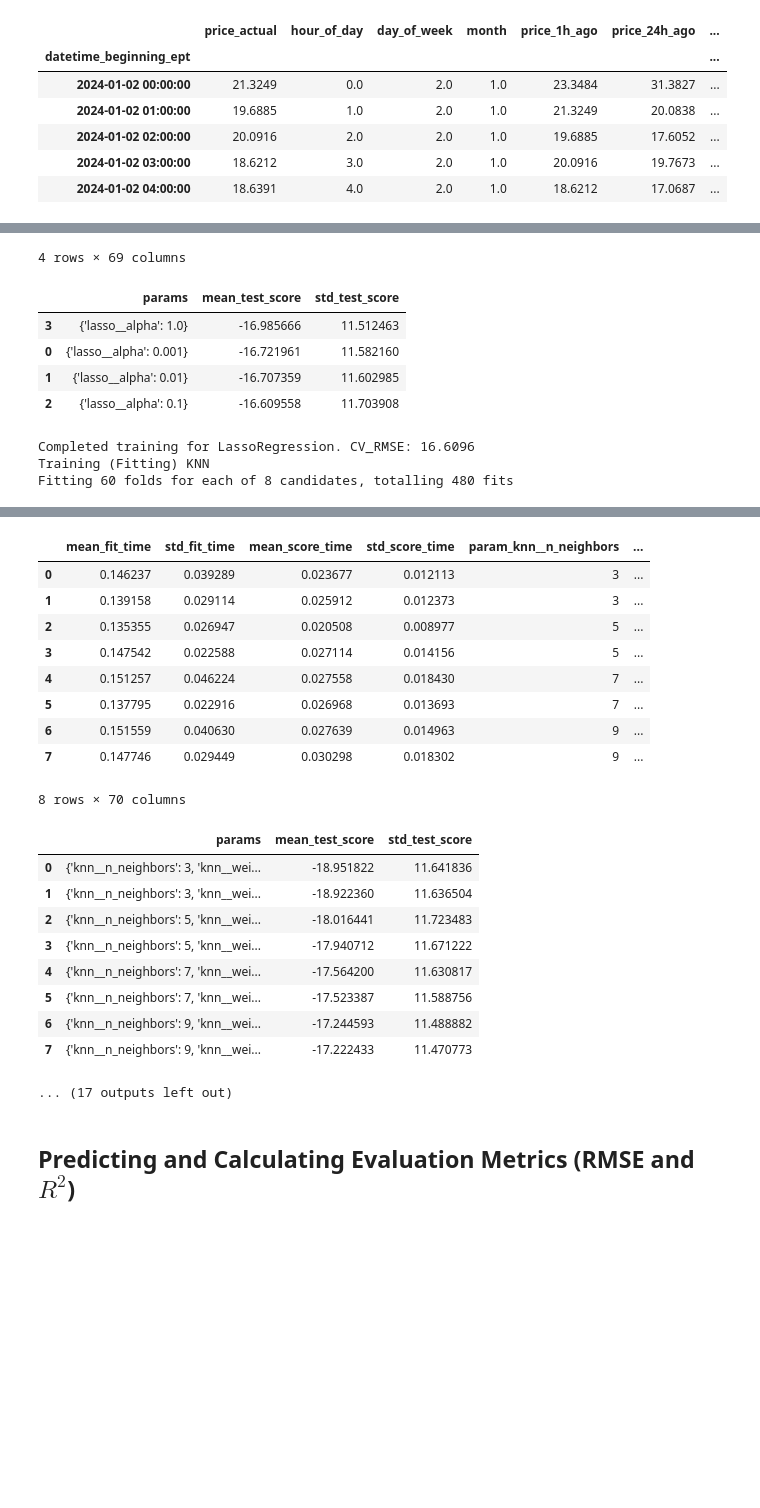
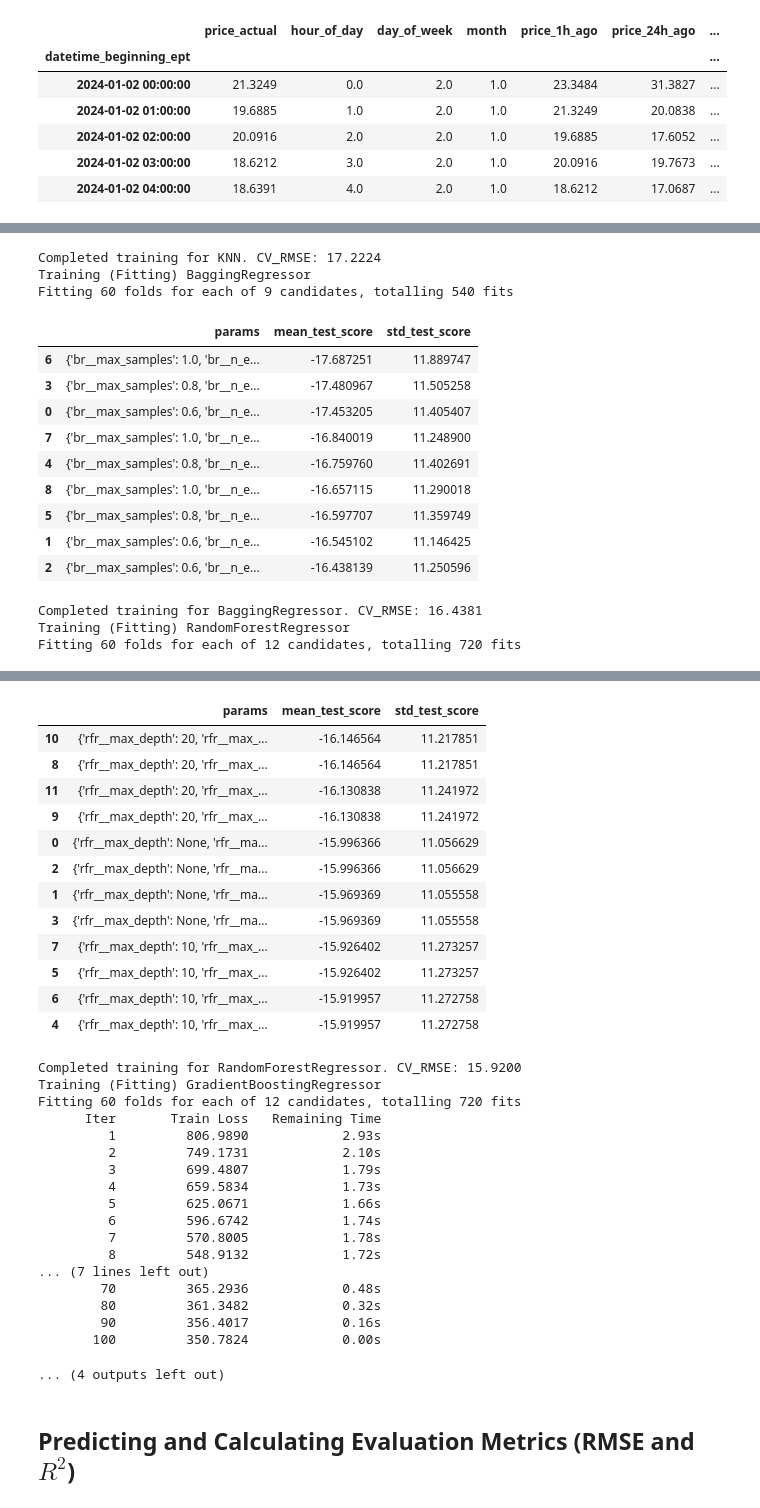
Before and after one commit to GFFB0314/PJM-Energy-Price-Forecasting, a Jupyter notebook: notebooks/03_modeling.ipynb, the cells around one changed output, grey strips where cells are left out. Drawn from its saved outputs; the diff is of its cells as text; code cells hidden in the pictures; blank space fills up the shorter version.

```diff
--- a/notebooks/03_modeling.ipynb
+++ b/notebooks/03_modeling.ipynb
@@ -354,7 +333,7 @@ for name, pipeline in pipelines.items():
 
         # Saving the CV results for analysis
         cv_results = pd.DataFrame(model.cv_results_)
-        display(cv_results.sort_values("mean_test_score"))
+        # display(cv_results.sort_values("mean_test_score"))
         display(cv_results[["params","mean_test_score","std_test_score"]].sort_values("mean_test_score"))
 
 
@@ -426,9 +411,16 @@ Fitting 60 folds for each of 4 candidates, totalling 240 fits
-4 rows × 69 columns
+Completed training for KNN. CV_RMSE: 17.2224
+Training (Fitting) BaggingRegressor
+Fitting 60 folds for each of 9 candidates, totalling 540 fits
 |  | params | mean_test_score | std_test_score |
-| 3 | {'lasso__alpha': 1.0} | -16.985666 | 11.512463 |
-| 0 | {'lasso__alpha': 0.001} | -16.721961 | 11.582160 |
-| 1 | {'lasso__alpha': 0.01} | -16.707359 | 11.602985 |
-| 2 | {'lasso__alpha': 0.1} | -16.609558 | 11.703908 |
+| 6 | {'br__max_samples': 1.0, 'br__n_e... | -17.687251 | 11.889747 |
+| 3 | {'br__max_samples': 0.8, 'br__n_e... | -17.480967 | 11.505258 |
+| 0 | {'br__max_samples': 0.6, 'br__n_e... | -17.453205 | 11.405407 |
+| 7 | {'br__max_samples': 1.0, 'br__n_e... | -16.840019 | 11.248900 |
+| 4 | {'br__max_samples': 0.8, 'br__n_e... | -16.759760 | 11.402691 |
+| 8 | {'br__max_samples': 1.0, 'br__n_e... | -16.657115 | 11.290018 |
+| 5 | {'br__max_samples': 0.8, 'br__n_e... | -16.597707 | 11.359749 |
+| 1 | {'br__max_samples': 0.6, 'br__n_e... | -16.545102 | 11.146425 |
+| 2 | {'br__max_samples': 0.6, 'br__n_e... | -16.438139 | 11.250596 |
-Completed training for LassoRegression. CV_RMSE: 16.6096
-Training (Fitting) KNN
-Fitting 60 folds for each of 8 candidates, totalling 480 fits
+Completed training for BaggingRegressor. CV_RMSE: 16.4381
+Training (Fitting) RandomForestRegressor
+Fitting 60 folds for each of 12 candidates, totalling 720 fits
@@ -435,23 +428,34 @@ Fitting 60 folds for each of 8 candidates, totalling 480 fits
-|  | mean_fit_time | std_fit_time | mean_score_time | std_score_time | param_knn__n_neighbors | ... |
-| 0 | 0.146237 | 0.039289 | 0.023677 | 0.012113 | 3 | ... |
-| 1 | 0.139158 | 0.029114 | 0.025912 | 0.012373 | 3 | ... |
-| 2 | 0.135355 | 0.026947 | 0.020508 | 0.008977 | 5 | ... |
-| 3 | 0.147542 | 0.022588 | 0.027114 | 0.014156 | 5 | ... |
-| 4 | 0.151257 | 0.046224 | 0.027558 | 0.018430 | 7 | ... |
-| 5 | 0.137795 | 0.022916 | 0.026968 | 0.013693 | 7 | ... |
-| 6 | 0.151559 | 0.040630 | 0.027639 | 0.014963 | 9 | ... |
-| 7 | 0.147746 | 0.029449 | 0.030298 | 0.018302 | 9 | ... |
+|  | params | mean_test_score | std_test_score |
+| 10 | {'rfr__max_depth': 20, 'rfr__max_... | -16.146564 | 11.217851 |
+| 8 | {'rfr__max_depth': 20, 'rfr__max_... | -16.146564 | 11.217851 |
+| 11 | {'rfr__max_depth': 20, 'rfr__max_... | -16.130838 | 11.241972 |
+| 9 | {'rfr__max_depth': 20, 'rfr__max_... | -16.130838 | 11.241972 |
+| 0 | {'rfr__max_depth': None, 'rfr__ma... | -15.996366 | 11.056629 |
+| 2 | {'rfr__max_depth': None, 'rfr__ma... | -15.996366 | 11.056629 |
+| 1 | {'rfr__max_depth': None, 'rfr__ma... | -15.969369 | 11.055558 |
+| 3 | {'rfr__max_depth': None, 'rfr__ma... | -15.969369 | 11.055558 |
+| 7 | {'rfr__max_depth': 10, 'rfr__max_... | -15.926402 | 11.273257 |
+| 5 | {'rfr__max_depth': 10, 'rfr__max_... | -15.926402 | 11.273257 |
+| 6 | {'rfr__max_depth': 10, 'rfr__max_... | -15.919957 | 11.272758 |
+| 4 | {'rfr__max_depth': 10, 'rfr__max_... | -15.919957 | 11.272758 |
-8 rows × 70 columns
-|  | params | mean_test_score | std_test_score |
-| 0 | {'knn__n_neighbors': 3, 'knn__wei... | -18.951822 | 11.641836 |
-| 1 | {'knn__n_neighbors': 3, 'knn__wei... | -18.922360 | 11.636504 |
-| 2 | {'knn__n_neighbors': 5, 'knn__wei... | -18.016441 | 11.723483 |
-| 3 | {'knn__n_neighbors': 5, 'knn__wei... | -17.940712 | 11.671222 |
-| 4 | {'knn__n_neighbors': 7, 'knn__wei... | -17.564200 | 11.630817 |
-| 5 | {'knn__n_neighbors': 7, 'knn__wei... | -17.523387 | 11.588756 |
-| 6 | {'knn__n_neighbors': 9, 'knn__wei... | -17.244593 | 11.488882 |
-| 7 | {'knn__n_neighbors': 9, 'knn__wei... | -17.222433 | 11.470773 |
-... (17 outputs left out)
+Completed training for RandomForestRegressor. CV_RMSE: 15.9200
+Training (Fitting) GradientBoostingRegressor
+Fitting 60 folds for each of 12 candidates, totalling 720 fits
+      Iter       Train Loss   Remaining Time
+         1         806.9890            2.93s
+         2         749.1731            2.10s
+         3         699.4807            1.79s
+         4         659.5834            1.73s
+         5         625.0671            1.66s
+         6         596.6742            1.74s
+         7         570.8005            1.78s
+         8         548.9132            1.72s
+... (7 lines left out)
+        70         365.2936            0.48s
+        80         361.3482            0.32s
+        90         356.4017            0.16s
+       100         350.7824            0.00s
+... (4 outputs left out)
 # %% [markdown]
 ## Predicting and Calculating Evaluation Metrics (RMSE and $R^2$)
 # %%
```
Also changed, not shown: parts of 4 cells of this notebook, 14 other files.
